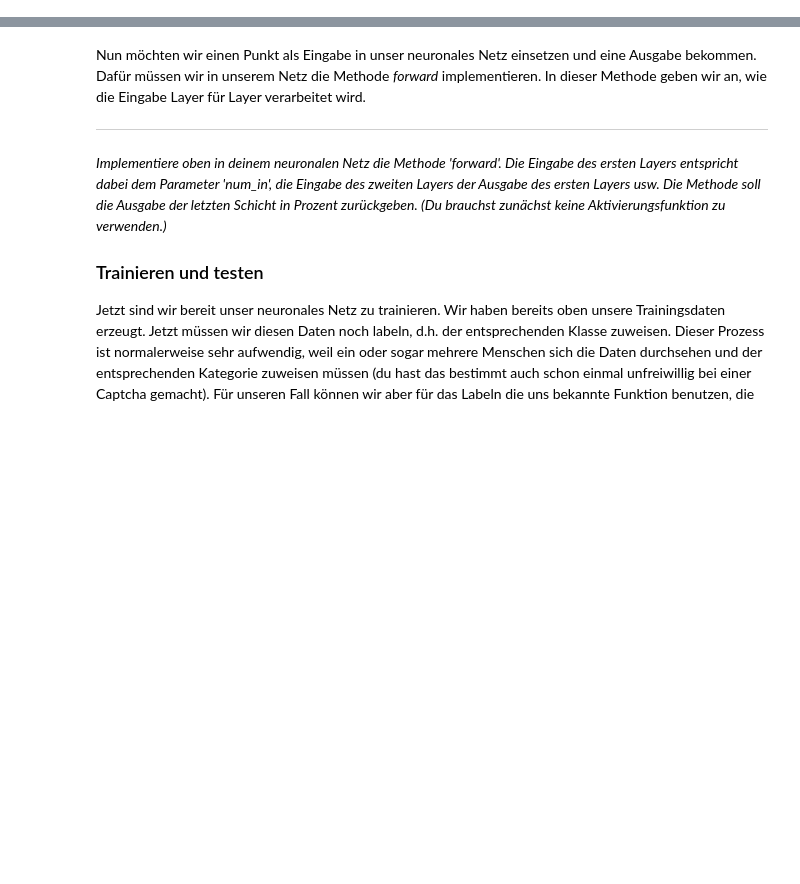
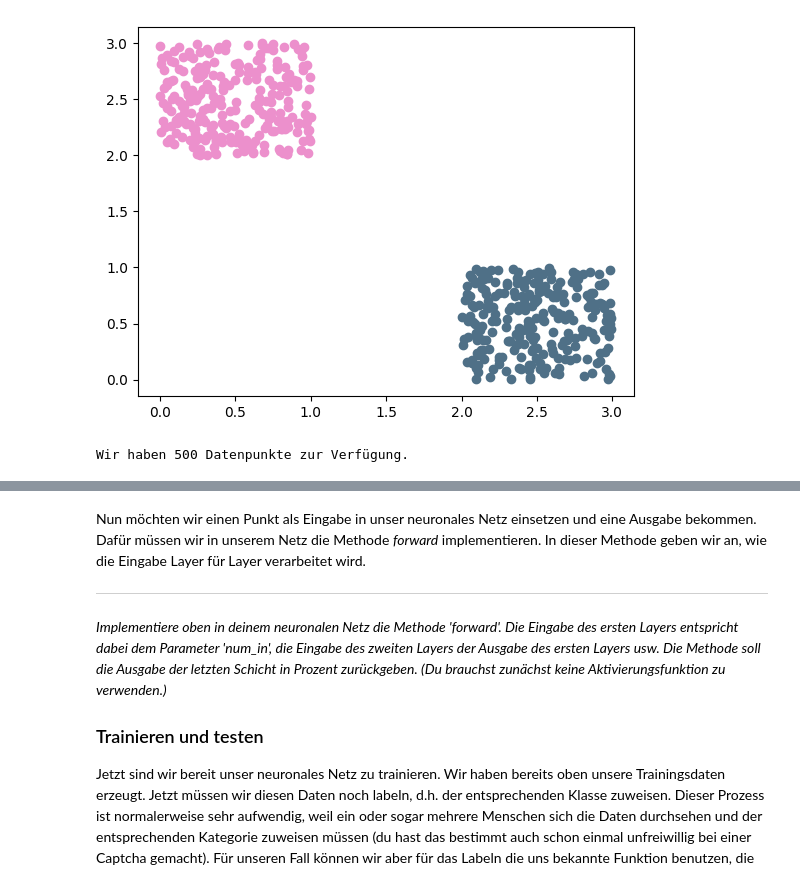
Before and after one commit to Lehr-Lern-Labor/SCKI, a Jupyter notebook: 03 - Neuronale Netze/Tiefe_neuronale_Netze.ipynb, the cells around one changed output, grey strips where cells are left out. Drawn from its saved outputs; the diff is of its cells as text; code cells hidden in the pictures; blank space fills up the shorter version.

```diff
--- a/03 - Neuronale Netze/Tiefe_neuronale_Netze.ipynb
+++ b/03 - Neuronale Netze/Tiefe_neuronale_Netze.ipynb
@@ -177,0 +322,22 @@ Wir möchten das Perzeptron so trainieren, dass wir <b>unbekannte</b> Daten, auf
+# %%
+# Das sind die Daten, die uns zur Verfügung stehen.
+
+from resources.code.help_functions import daten
+import matplotlib.pyplot as plt
+import random
+
+daten, plt = daten()
+plt.show()
+
+print(f"Wir haben {len(daten)} Datenpunkte zur Verfügung.")
+
+# Hier werden die Daten durchmischt.
+daten = random.sample(daten, k=len(daten))
+
+# Die Daten werden in Trainings- und Testdaten aufgeteilt (Verhältnis 8:2).
+trainings_daten = daten[:400]
+test_daten = daten[400:]
+del daten
+# %% [output]
+[figure, added]
+Wir haben 500 Datenpunkte zur Verfügung.
```
Also changed, not shown: parts of 20 cells of this notebook, 15 other files.
